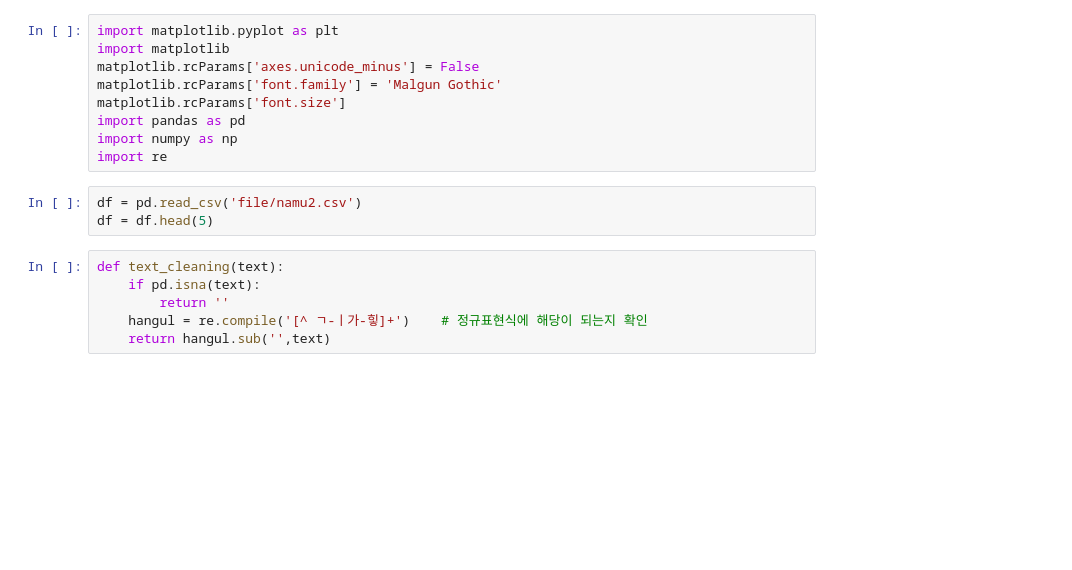
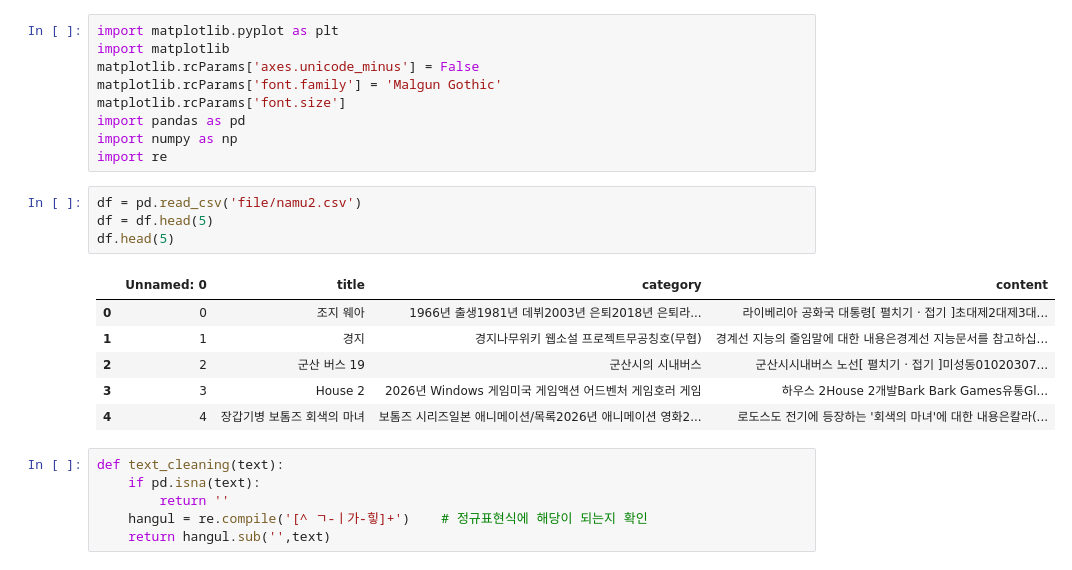
Before and after one commit to EPONINEE26/aix_data_0928, a Jupyter notebook: p1006/p1006_09.ipynb, the cells around one changed output. Saved outputs shown, nothing was run; the diff lists cells and outputs as text; blank space fills up the shorter version.

```diff
--- a/p1006/p1006_09.ipynb
+++ b/p1006/p1006_09.ipynb
@@ -10,6 +10,14 @@ import re
 # %%
 df = pd.read_csv('file/namu2.csv')
 df = df.head(5)
+df.head(5)
+# %% [output]
+|  | Unnamed: 0 | title | category | content |
+| 0 | 0 | 조지 웨아 | 1966년 출생1981년 데뷔2003년 은퇴2018년 은퇴라... | 라이베리아 공화국 대통령[ 펼치기 · 접기 ]초대제2대제3대... |
+| 1 | 1 | 경지 | 경지나무위키 웹소설 프로젝트무공칭호(무협) | 경계선 지능의 줄임말에 대한 내용은경계선 지능문서를 참고하십... |
+| 2 | 2 | 군산 버스 19 | 군산시의 시내버스 | 군산시시내버스 노선[ 펼치기 · 접기 ]미성동01020307... |
+| 3 | 3 | House 2 | 2026년 Windows 게임미국 게임액션 어드벤처 게임호러 게임 | 하우스 2House 2개발Bark Bark Games유통Gl... |
+| 4 | 4 | 장갑기병 보톰즈 회색의 마녀 | 보톰즈 시리즈일본 애니메이션/목록2026년 애니메이션 영화2... | 로도스도 전기에 등장하는 '회색의 마녀'에 대한 내용은칼라(... |
 # %%
 def text_cleaning(text):
     if pd.isna(text):
```
Also changed, not shown: parts of 5 cells of this notebook, 5 other files.
